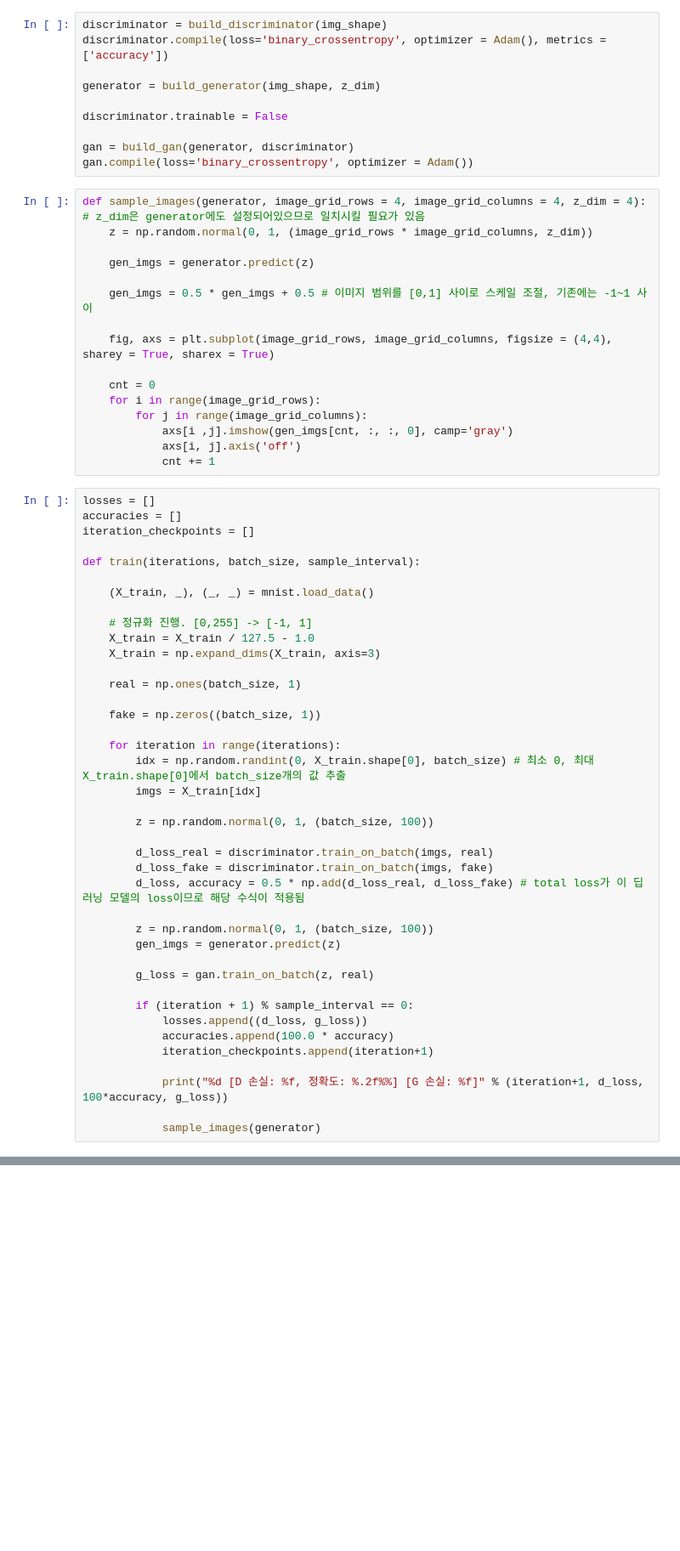
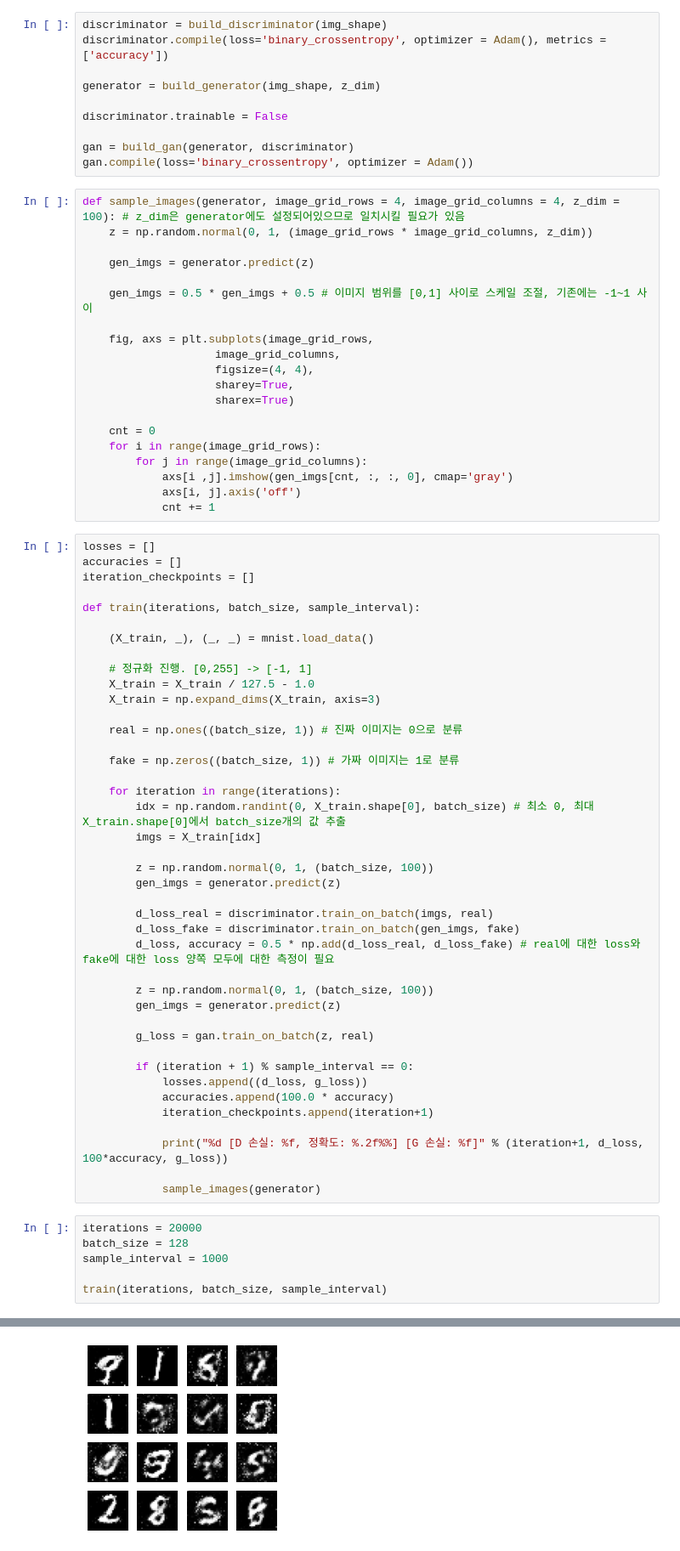
Before and after one commit to Seoley/TIL, a Jupyter notebook: developments/GANS_IN_ACTION/chapter 3.ipynb, the cells around one changed output, grey strips where cells are left out. Shown at 85% size. Cells and saved outputs as stored; diff of their text form; blank space fills up the shorter version.

```diff
--- a/developments/GANS_IN_ACTION/chapter 3.ipynb
+++ b/developments/GANS_IN_ACTION/chapter 3.ipynb
@@ -61,19 +56,23 @@ discriminator.trainable = False
 gan = build_gan(generator, discriminator)
 gan.compile(loss='binary_crossentropy', optimizer = Adam())
 # %%
-def sample_images(generator, image_grid_rows = 4, image_grid_columns = 4, z_dim = 4): # z_dim은 generator에도 설정되어있으므로 일치시킬 필요가 있음
+def sample_images(generator, image_grid_rows = 4, image_grid_columns = 4, z_dim = 100): # z_dim은 generator에도 설정되어있으므로 일치시킬 필요가 있음
     z = np.random.normal(0, 1, (image_grid_rows * image_grid_columns, z_dim))
 
     gen_imgs = generator.predict(z)
 
     gen_imgs = 0.5 * gen_imgs + 0.5 # 이미지 범위를 [0,1] 사이로 스케일 조절, 기존에는 -1~1 사이
 
-    fig, axs = plt.subplot(image_grid_rows, image_grid_columns, figsize = (4,4), sharey = True, sharex = True)
+    fig, axs = plt.subplots(image_grid_rows,
+                    image_grid_columns,
+                    figsize=(4, 4),
+                    sharey=True,
+                    sharex=True)
 
     cnt = 0
     for i in range(image_grid_rows):
         for j in range(image_grid_columns):
-            axs[i ,j].imshow(gen_imgs[cnt, :, :, 0], camp='gray')
+            axs[i ,j].imshow(gen_imgs[cnt, :, :, 0], cmap='gray')
             axs[i, j].axis('off')
             cnt += 1
 # %%
@@ -89,19 +88,20 @@ def train(iterations, batch_size, sample_interval):
     X_train = X_train / 127.5 - 1.0
     X_train = np.expand_dims(X_train, axis=3)
 
-    real = np.ones(batch_size, 1)
+    real = np.ones((batch_size, 1)) # 진짜 이미지는 0으로 분류
 
-    fake = np.zeros((batch_size, 1))
+    fake = np.zeros((batch_size, 1)) # 가짜 이미지는 1로 분류
 
     for iteration in range(iterations):
         idx = np.random.randint(0, X_train.shape[0], batch_size) # 최소 0, 최대 X_train.shape[0]에서 batch_size개의 값 추출
         imgs = X_train[idx]
 
         z = np.random.normal(0, 1, (batch_size, 100))
+        gen_imgs = generator.predict(z)
 
         d_loss_real = discriminator.train_on_batch(imgs, real)
-        d_loss_fake = discriminator.train_on_batch(imgs, fake)
-        d_loss, accuracy = 0.5 * np.add(d_loss_real, d_loss_fake) # total loss가 이 딥러닝 모델의 loss이므로 해당 수식이 적용됨
+        d_loss_fake = discriminator.train_on_batch(gen_imgs, fake)
+        d_loss, accuracy = 0.5 * np.add(d_loss_real, d_loss_fake) # real에 대한 loss와 fake에 대한 loss 양쪽 모두에 대한 측정이 필요
 
         z = np.random.normal(0, 1, (batch_size, 100))
         gen_imgs = generator.predict(z)
@@ -116,3 +116,10 @@ def train(iterations, batch_size, sample_interval):
             print("%d [D 손실: %f, 정확도: %.2f%%] [G 손실: %f]" % (iteration+1, d_loss, 100*accuracy, g_loss))
 
             sample_images(generator)
+# %%
+iterations = 20000
+batch_size = 128
+sample_interval = 1000
+
+train(iterations, batch_size, sample_interval)
+# %% [output]
@@ -118,0 +146 @@ def train(iterations, batch_size, sample_interval):
+[figure, added]
```
Also changed, not shown: parts of 3 cells of this notebook, 1 other file.
